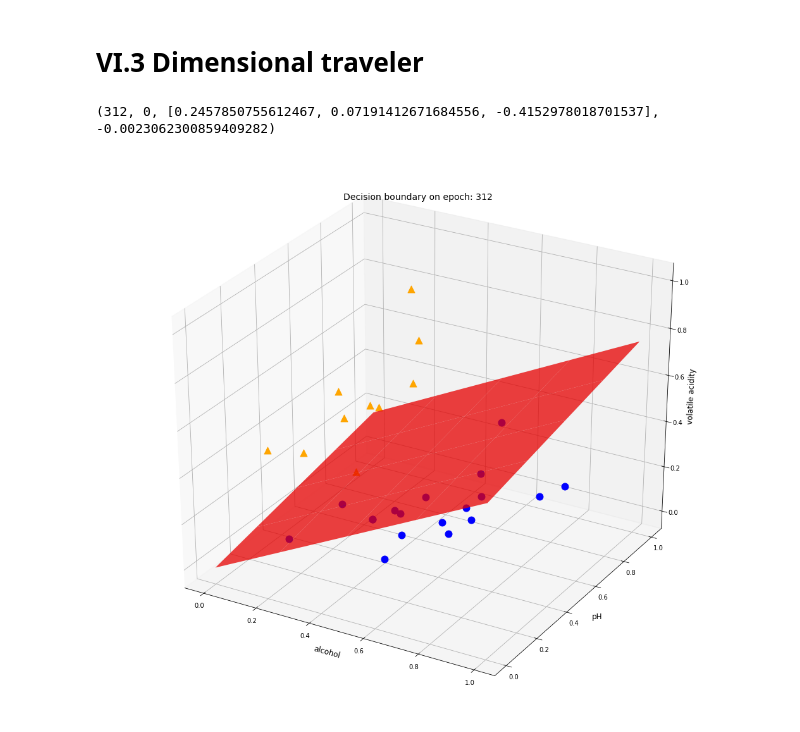
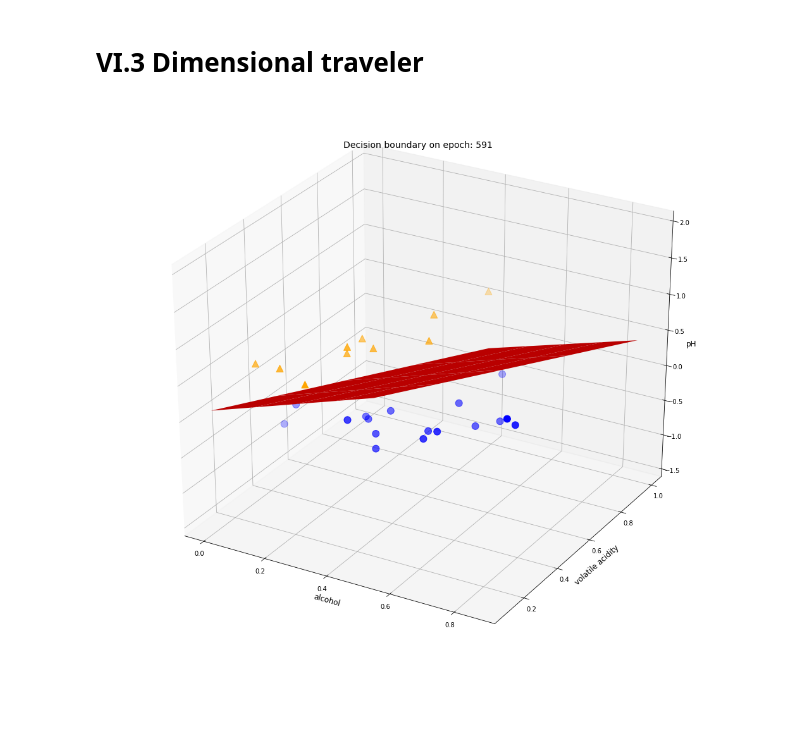
Before and after one commit to o4eredko/ft_sommelier, a Jupyter notebook: notebooks/main.ipynb, the cells around one changed output. Cells and saved outputs as stored; diff of their text form; code cells hidden in the pictures; blank space fills up the shorter version.

```diff
--- a/notebooks/main.ipynb
+++ b/notebooks/main.ipynb
@@ -106,6 +105,7 @@ def train_split(wine_data, features_list, good_threshold=8, bad_threshold=3, bin
     features_list: list, containing feature column names
     good_threshold, int, default: 8, quality of good wines
     bad_threshold, int, default: 3, quality of bad wines
+    binary, boolean, default: True, if True, values for bad whines set to 0, otherwise -1
     ------------
     Return Value
     ------------
@@ -117,7 +117,7 @@ def train_split(wine_data, features_list, good_threshold=8, bad_threshold=3, bin
     test_data.loc[test_data['quality'] >= good_threshold, 'quality'] = 1.0
     X = test_data.loc[:, features_list]
     y = test_data.loc[:, 'quality']
-    return tuple([X.values, y.values])
+    return X.values, y.values
 # %%
 class Perceptron:
     def __init__(self, learning_rate, epochs=0, seed=999):
@@ -358,8 +355,7 @@ class Adaline:
         self.performance.clear()
         self._w = [random.uniform(-1, 1) for _ in range(X.shape[1] + 1)]
         while epoch < self.epochs or self.epochs == 0:
-            epoch_errors = []
-            sum_errors = 0.0
+            epoch_errors = [];sum_errors = 0.0
             for xi, target in zip(X, y):
                 output = self._activation(xi)
                 error = target - output
@@ -675,36 +671,35 @@ def plot_performance_3d(performance, wine_data, features_list, good_thres, bad_t
     if epoch < 0:
         epoch = len(stat[0]) - 1
 
-    x_min = wine_data[features_list[0]].min()
-    x_max = wine_data[features_list[0]].max()
-    y_min = wine_data[features_list[1]].min()
-    y_max = wine_data[features_list[1]].max()
-    good_wines = wine_data[wine_data['quality'] >= good_thres]
-    bad_wines = wine_data[wine_data['quality'] <= bad_thres]
+    selected_data = wine_data[(wine_data['quality'] >= good_thres) | (wine_data['quality'] <= bad_thres)]
+    x_min = selected_data[features_list[0]].min()
+    x_max = selected_data[features_list[0]].max()
+    y_min = selected_data[features_list[1]].min()
+    y_max = selected_data[features_list[1]].max()
+    good_wines = selected_data[selected_data['quality'] >= good_thres]
+    bad_wines = selected_data[selected_data['quality'] <= bad_thres]
     w1, w2, w3 = stat[2][epoch]
     bias = stat[3][epoch]
     x, y = np.meshgrid(np.linspace(x_min, x_max, 5), np.linspace(y_min, y_max, 5))
-    z = (-bias - w1*x - w2*y) / w3
+    z = (-w1*x - w2*y - bias) / w3
 
     ax.set_title(f"Decision boundary on epoch: {epoch}", size=14)
     ax.set_xlabel(features_list[0], size=12)
     ax.set_ylabel(features_list[1], size=12)
     ax.set_zlabel(features_list[2], size=12)
-    ax.scatter(good_wines[features_list[0]], good_wines[features_list[1]], good_wines[features_list[2]], s=120, c='blue', depthshade=False)
-    ax.scatter(bad_wines[features_list[0]], bad_wines[features_list[1]], bad_wines[features_list[2]], s=120, c='orange', marker='^', depthshade=False)
-    ax.plot_surface(x, y, z, color='red', alpha=.75)
+    ax.scatter(good_wines[features_list[0]], good_wines[features_list[1]], good_wines[features_list[2]], s=120, c='blue')
+    ax.scatter(bad_wines[features_list[0]], bad_wines[features_list[1]], bad_wines[features_list[2]], s=120, c='orange', marker='^')
+    ax.plot_surface(x, y, z, color='red', alpha=1)
 
     if save_plot:
-        fig.savefig('plot_performance.png')
+        fig.savefig('plot_performance3d.png')
     plt.show(fig)
 # %%
-cols = ['alcohol', 'pH', 'volatile acidity']
+cols = ['alcohol', 'volatile acidity', 'pH']
 scaled_data = features_scale(red_wine)
-X, y = train_split(scaled_data, cols, 8, 3)
-adaline = Perceptron(0.005)
+X, y = train_split(scaled_data, cols, 8, 3, False)
+adaline = Adaline(0.005)
 performance = adaline.fit(X, y)
-print(performance[-1])
 fig = plot_performance_3d(performance, scaled_data, cols, 8, 3)
 # %% [output]
-(312, 0, [0.2457850755612467, 0.07191412671684556, -0.4152978018701537], -0.0023062300859409282)
-[figure, old version]
+[figure, new version]
```
Also changed, not shown: parts of 7 cells of this notebook, 8 other files.
